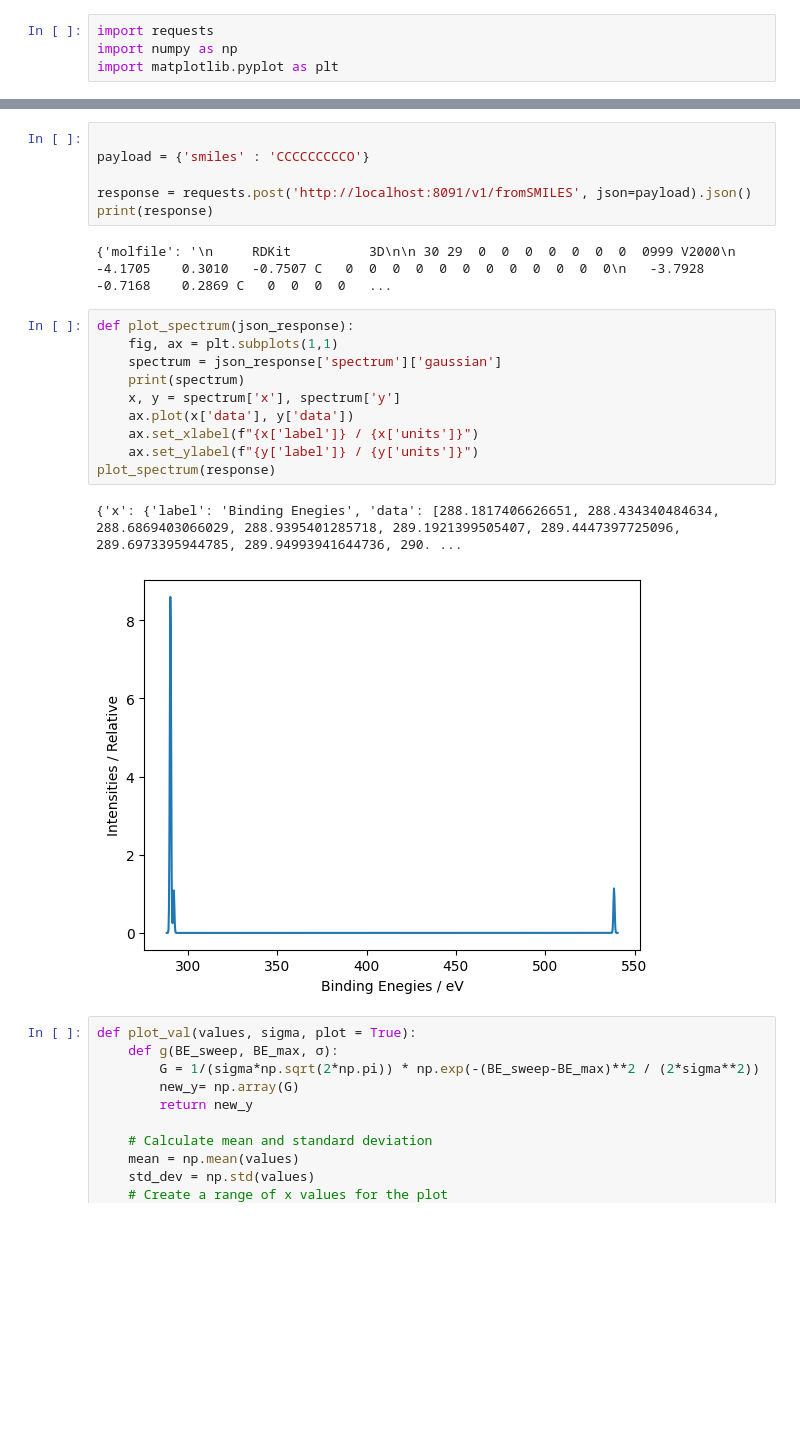
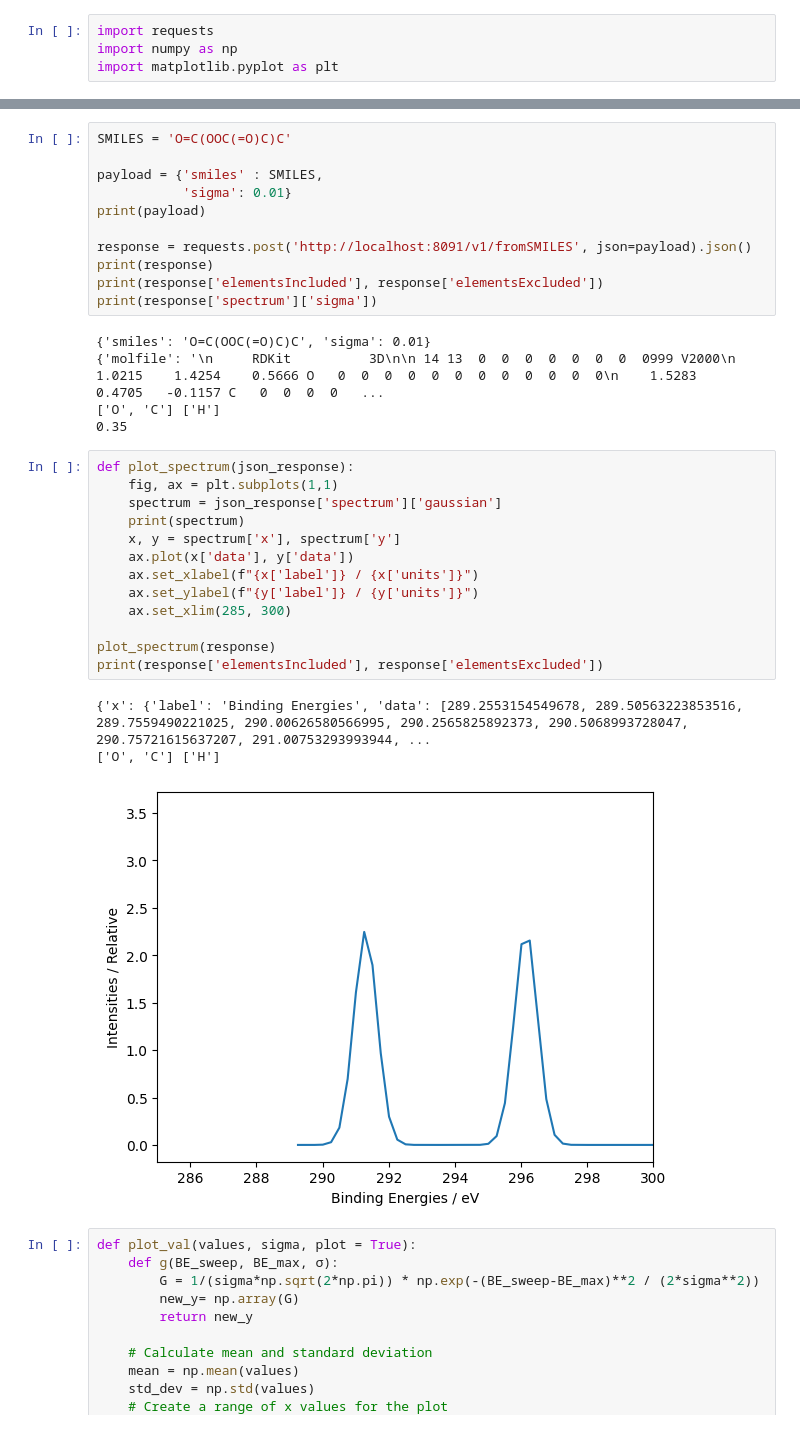
Before and after one commit to cheminfo-py/xps-service, a Jupyter notebook: xps/explore/testing.ipynb, the cells around one changed output, grey strips where cells are left out. Drawn from its saved outputs; the diff is of its cells as text; blank space fills up the shorter version.

Commit message:
added elementsIncluded and elementsExcluded

```diff
--- a/xps/explore/testing.ipynb
+++ b/xps/explore/testing.ipynb
@@ -21,24 +25,36 @@ print(response)
 # %%
+SMILES = 'O=C(OOC(=O)C)C'
 
-payload = {'smiles' : 'CCCCCCCCCO'}
+payload = {'smiles' : SMILES,
+           'sigma': 0.01}
+print(payload)
 
 response = requests.post('http://localhost:8091/v1/fromSMILES', json=payload).json()
 print(response)
+print(response['elementsIncluded'], response['elementsExcluded'])
+print(response['spectrum']['sigma'])
 # %% [output]
-{'molfile': '\n     RDKit          3D\n\n 30 29  0  0  0  0  0  0  0  0999 V2000\n   -4.1705    0.3010   -0.7507 C   0  0  0  0  0  0  0  0  0  0  0  0\n   -3.7928   -0.7168    0.2869 C   0  0  0  0   ...
+{'smiles': 'O=C(OOC(=O)C)C', 'sigma': 0.01}
+{'molfile': '\n     RDKit          3D\n\n 14 13  0  0  0  0  0  0  0  0999 V2000\n    1.0215    1.4254    0.5666 O   0  0  0  0  0  0  0  0  0  0  0  0\n    1.5283    0.4705   -0.1157 C   0  0  0  0   ...
+['O', 'C'] ['H']
+0.35
 # %%
 def plot_spectrum(json_response):
     fig, ax = plt.subplots(1,1)
     spectrum = json_response['spectrum']['gaussian']
     print(spectrum)
     x, y = spectrum['x'], spectrum['y']
     ax.plot(x['data'], y['data'])
     ax.set_xlabel(f"{x['label']} / {x['units']}")
     ax.set_ylabel(f"{y['label']} / {y['units']}")
+    ax.set_xlim(285, 300)
+
 plot_spectrum(response)
+print(response['elementsIncluded'], response['elementsExcluded'])
 # %% [output]
-{'x': {'label': 'Binding Enegies', 'data': [288.1817406626651, 288.434340484634, 288.6869403066029, 288.9395401285718, 289.1921399505407, 289.4447397725096, 289.6973395944785, 289.94993941644736, 290. ...
+{'x': {'label': 'Binding Energies', 'data': [289.2553154549678, 289.50563223853516, 289.7559490221025, 290.00626580566995, 290.2565825892373, 290.5068993728047, 290.75721615637207, 291.00753293993944, ...
+['O', 'C'] ['H']
-[figure, old version]
+[figure, new version]
 # %%
 def plot_val(values, sigma, plot = True):
     def g(BE_sweep, BE_max, σ):
```
Also changed, not shown: parts of 1 cell of this notebook, 4 other files.
